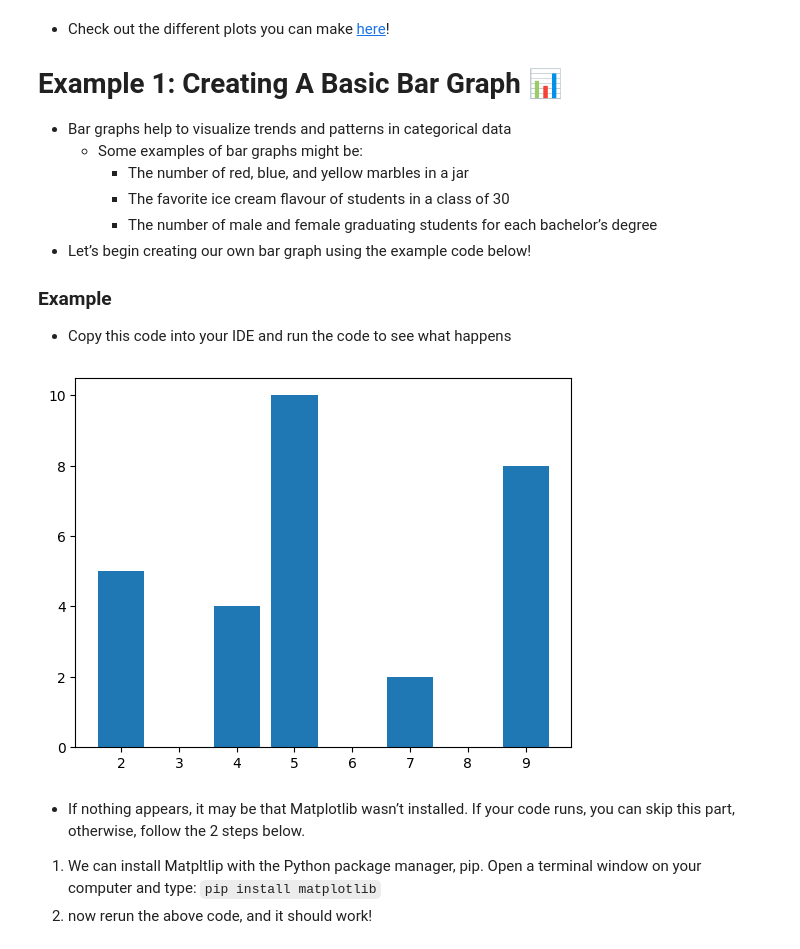
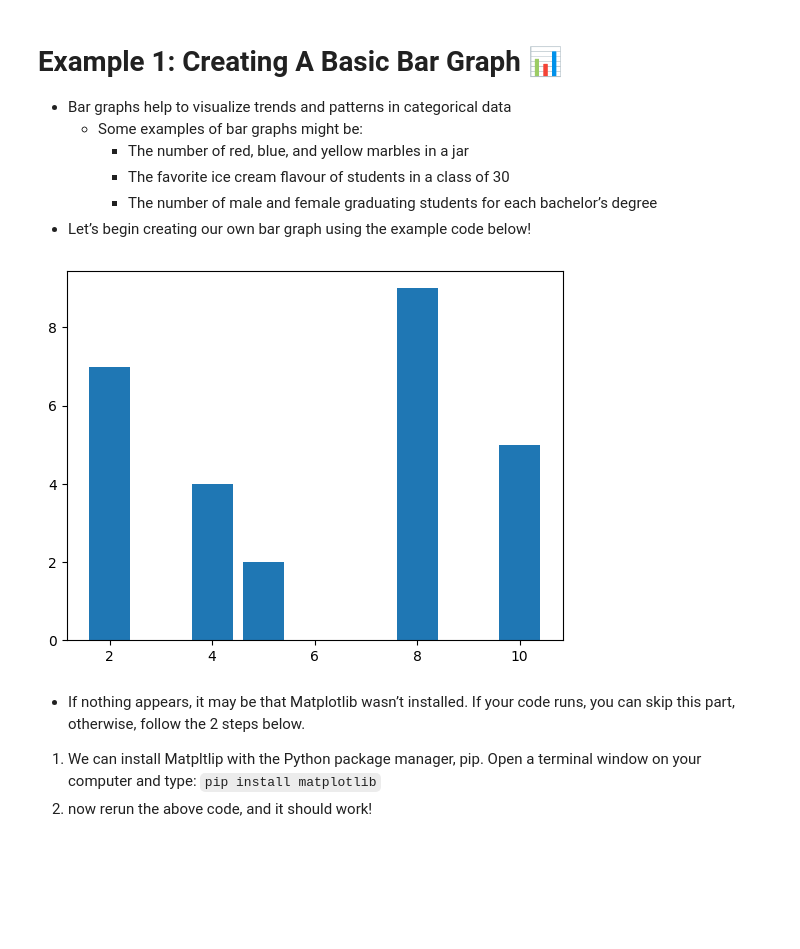
Before and after one commit to wassermanlab/plp, a Jupyter notebook: content/Module6a_open-source.ipynb, the cells around one changed output. Drawn from its saved outputs; the diff is of its cells as text; code cells hidden in the pictures; blank space fills up the shorter version.

Commit message:
revise module 6a

```diff
--- a/content/Module6a_open-source.ipynb
+++ b/content/Module6a_open-source.ipynb
@@ -31,6 +40,4 @@
 # %% [markdown]
-- Check out the different plots you can make [here](https://matplotlib.org/stable/plot_types/index.html)!
-
 # Example 1: Creating A Basic Bar Graph 📊
 
 - Bar graphs help to visualize trends and patterns in categorical data
@@ -39,26 +46,23 @@
         - The favorite ice cream flavour of students in a class of 30
         - The number of male and female graduating students for each bachelor’s degree
 - Let’s begin creating our own bar graph using the example code below!
-
-### Example
-- Copy this code into your IDE and run the code to see what happens
 # %%
-# importing matplotlib module
+# importing the pyplot module from Matplotlib
 from matplotlib import pyplot as plt
 
 # x-axis values
 x = [5, 2, 9, 4, 7]
 
 # y-axis values
 y = [10, 5, 8, 4, 2]
 
 # function to plot the bar
-plt.bar(x,y)
+plt.bar(y, x)
 
 # function to show the plot
 plt.show()
 # %% [output]
-[figure, old version]
+[figure, new version]
 # %% [markdown]
 - If nothing appears, it may be that Matplotlib wasn’t installed. If your code runs, you can skip this part, otherwise, follow the 2 steps below.
 1. We can install Matpltlip with the Python package manager, pip. Open a terminal window on your computer and type: `pip install matplotlib`
```
Also changed, not shown: parts of 12 cells of this notebook, 1 other file.
